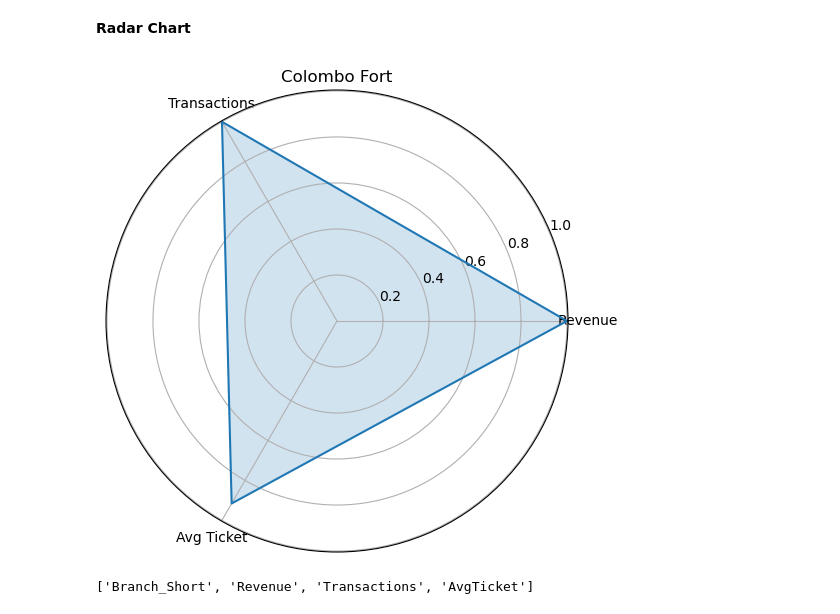
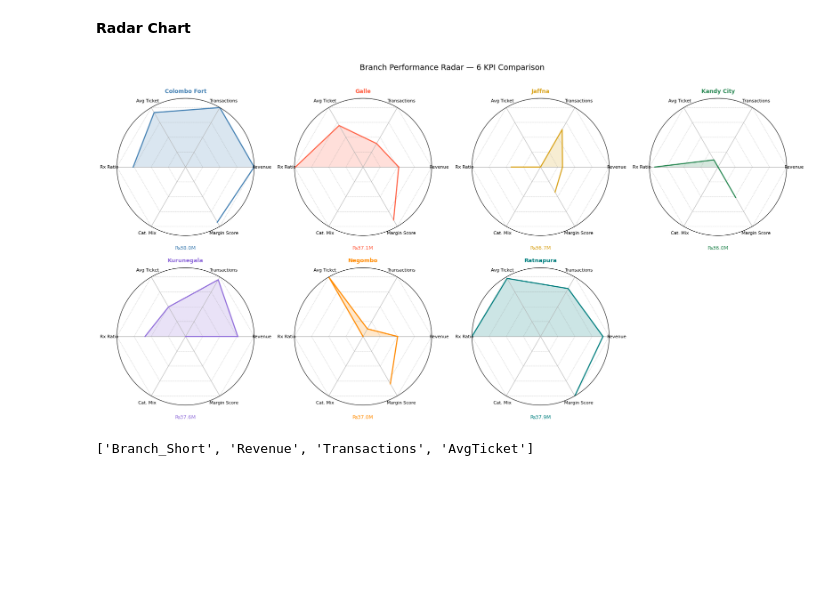
Before and after one commit to arjjunck/medical_data_sales, a Jupyter notebook: Medical_Sales/medical_sales.ipynb, the cells around one changed output. Drawn from its saved outputs; the diff is of its cells as text; code cells hidden in the pictures; blank space fills up the shorter version.

Commit message:
radar code completed

```diff
--- a/Medical_Sales/medical_sales.ipynb
+++ b/Medical_Sales/medical_sales.ipynb
@@ -510,23 +510,46 @@ angles += angles[:1]
 
 colors = ["steelblue", "tomato", "goldenrod", "seagreen","mediumpurple", "darkorange", "teal"]
 # %%
-fig, ax = plt.subplots(figsize=(6, 6), subplot_kw=dict(polar=True)) #plot for one branch
-row    = branch_kpi.iloc[0]
-values = [row["N_Revenue"], row["N_Transactions"],row["N_AvgTicket"]]
-values += values[:1]
+fig, axes = plt.subplots(2, 4, figsize=(18, 9),subplot_kw=dict(polar=True))
+axes = axes.flatten()
 
-row    = branch_kpi.iloc[0]
-values = [row["N_Revenue"], row["N_Transactions"],row["N_AvgTicket"]]
-values += values[:1]
+for idx, (_, row) in enumerate(branch_kpi.iterrows()):
+    ax    = axes[idx]
+    color = colors[idx]
 
-ax.plot(angles, values)
-ax.fill(angles, values, alpha=0.2)
-ax.set_thetagrids(np.degrees(angles[:-1]), categories)
-ax.set_title(row["Branch_Short"])
+    values   = [row[k] for k in radar_cols]
+    values  += values[:1]
 
+    # Background rings
+    for r in [0.25, 0.5, 0.75, 1.0]:
+        ax.plot(angles, [r] * (len(angles)),color="grey", linewidth=0.5,linestyle="--", alpha=0.5)
+
+    # Plot radar shape
+    ax.plot(angles, values, color=color, linewidth=2)
+    ax.fill(angles, values, color=color, alpha=0.2)
+
+    # Axis labels
+    ax.set_thetagrids(np.degrees(angles[:-1]),
+                      radar_labels, fontsize=8)
+    ax.set_ylim(0, 1)
+    ax.set_yticks([])
+    ax.set_title(row["Branch_Short"], fontsize=10,
+                 fontweight="bold", color=color, pad=10)
+
+    # Revenue label below each subplot
+    ax.text(0.5, -0.1, f"₨{row['Revenue']/1e6:.1f}M",
+            transform=ax.transAxes, ha="center",
+            fontsize=9, color=color)
+
+# Hide last empty subplot
+axes[-1].set_visible(False)
+
+plt.suptitle("Branch Performance Radar — 6 KPI Comparison",
+             fontsize=14, y=1.01)
+plt.tight_layout()
 plt.show()
 # %% [output]
-[figure, old version]
+[figure, new version]
 # %%
 # %% [output]
 ['Branch_Short', 'Revenue', 'Transactions', 'AvgTicket']
```
